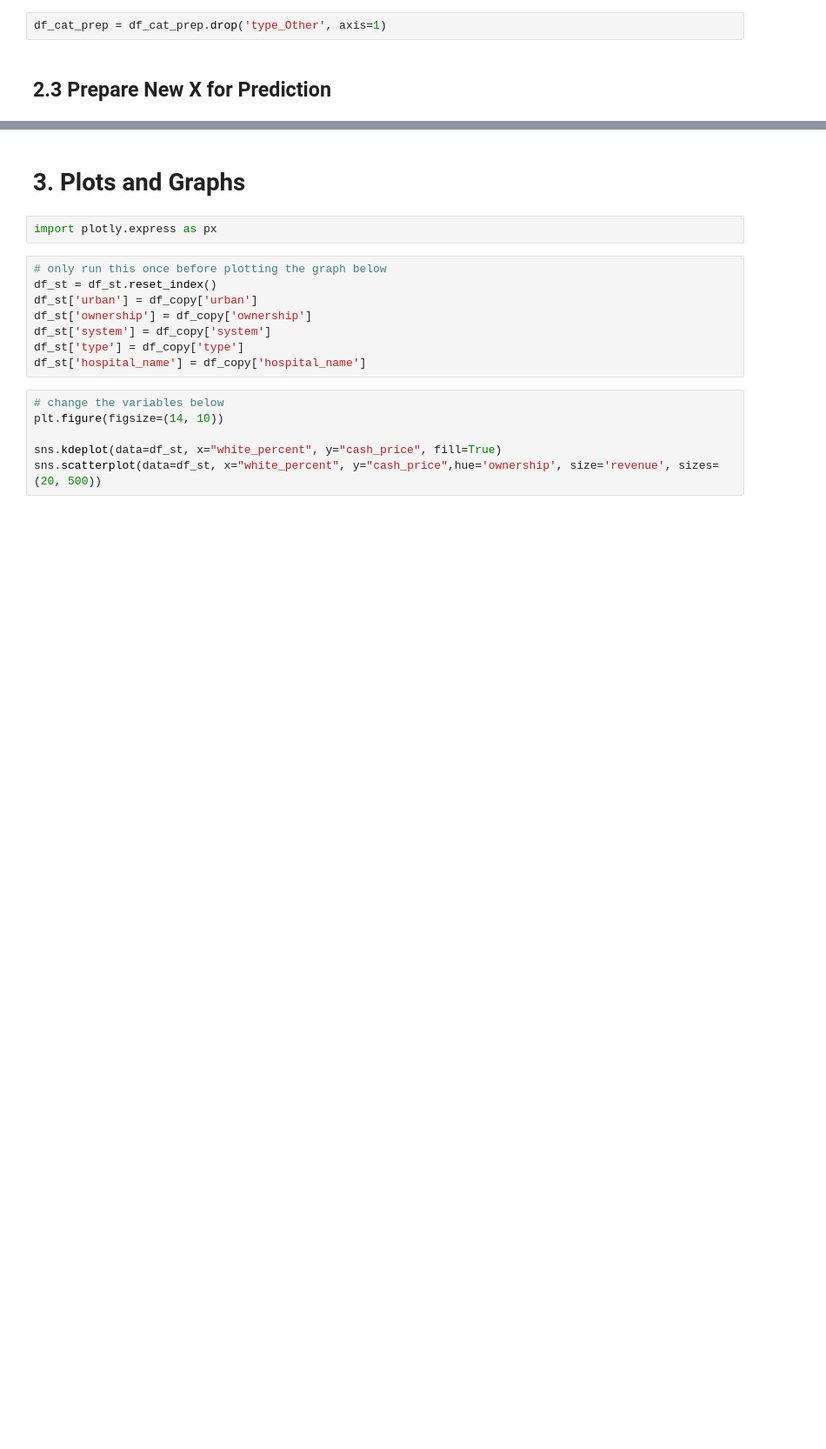
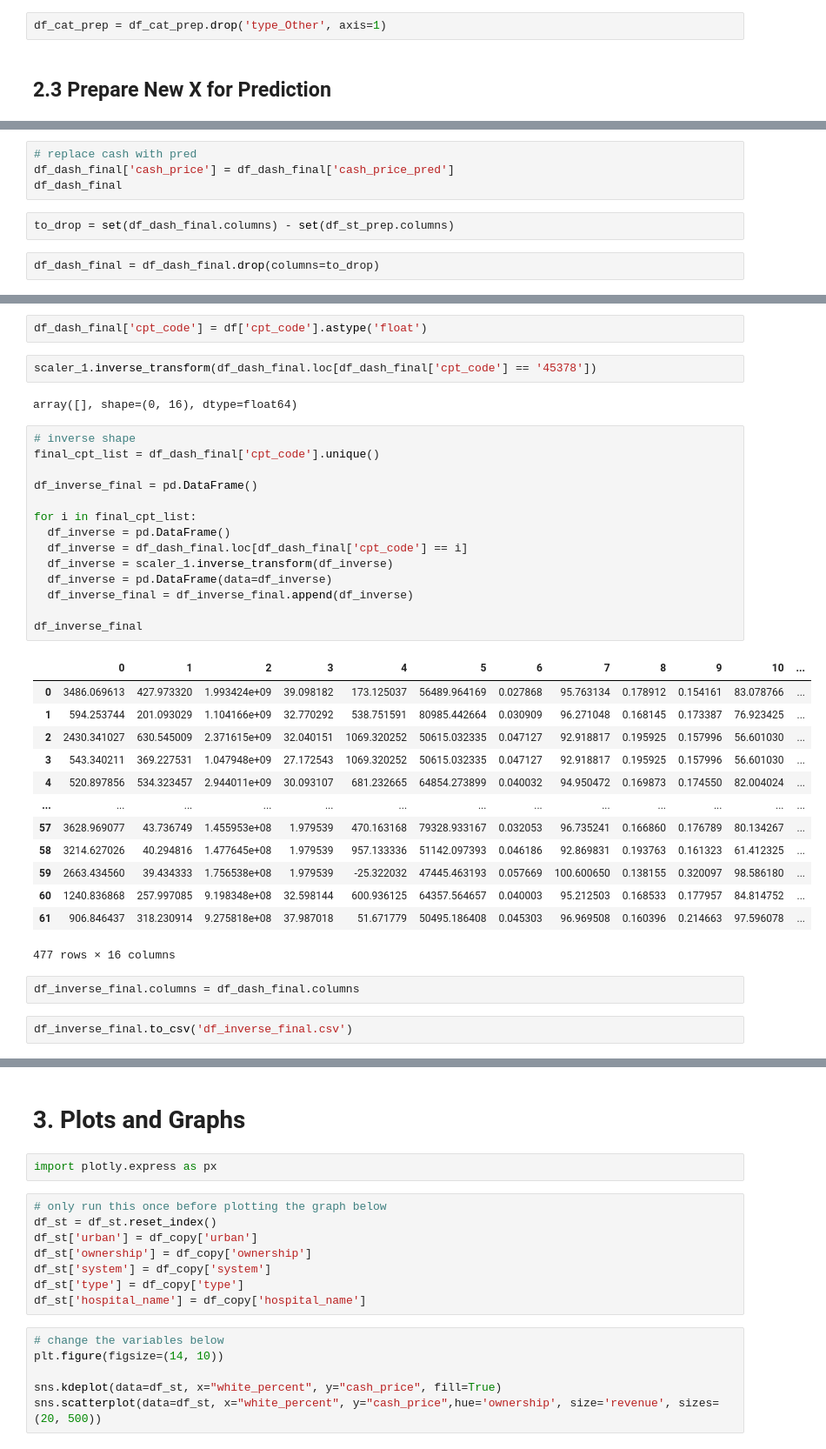
Before and after one commit to junting-huang/ds4a_project, a Jupyter notebook: regression_model.ipynb, the cells around one changed output, grey strips where cells are left out. Shown at 87% size. Saved outputs shown, nothing was run; the diff lists cells and outputs as text; blank space fills up the shorter version.

```diff
--- a/regression_model.ipynb
+++ b/regression_model.ipynb
@@ -732,0 +716,8 @@ dtype: int64
+# %%
+# replace cash with pred
+df_dash_final['cash_price'] = df_dash_final['cash_price_pred']
+df_dash_final
+# %%
+to_drop = set(df_dash_final.columns) - set(df_st_prep.columns)
+# %%
+df_dash_final = df_dash_final.drop(columns=to_drop)
@@ -732,0 +764,38 @@ dtype: int64
+# %%
+df_dash_final['cpt_code'] = df['cpt_code'].astype('float')
+# %%
+scaler_1.inverse_transform(df_dash_final.loc[df_dash_final['cpt_code'] == '45378'])
+# %% [output]
+array([], shape=(0, 16), dtype=float64)
+# %%
+# inverse shape
+final_cpt_list = df_dash_final['cpt_code'].unique()
+
+df_inverse_final = pd.DataFrame()
+
+for i in final_cpt_list:
+  df_inverse = pd.DataFrame()
+  df_inverse = df_dash_final.loc[df_dash_final['cpt_code'] == i]
+  df_inverse = scaler_1.inverse_transform(df_inverse)
+  df_inverse = pd.DataFrame(data=df_inverse)
+  df_inverse_final = df_inverse_final.append(df_inverse)
+
+df_inverse_final
+# %% [output]
+|  | 0 | 1 | 2 | 3 | 4 | 5 | 6 | 7 | 8 | 9 | 10 | ... |
+| 0 | 3486.069613 | 427.973320 | 1.993424e+09 | 39.098182 | 173.125037 | 56489.964169 | 0.027868 | 95.763134 | 0.178912 | 0.154161 | 83.078766 | ... |
+| 1 | 594.253744 | 201.093029 | 1.104166e+09 | 32.770292 | 538.751591 | 80985.442664 | 0.030909 | 96.271048 | 0.168145 | 0.173387 | 76.923425 | ... |
+| 2 | 2430.341027 | 630.545009 | 2.371615e+09 | 32.040151 | 1069.320252 | 50615.032335 | 0.047127 | 92.918817 | 0.195925 | 0.157996 | 56.601030 | ... |
+| 3 | 543.340211 | 369.227531 | 1.047948e+09 | 27.172543 | 1069.320252 | 50615.032335 | 0.047127 | 92.918817 | 0.195925 | 0.157996 | 56.601030 | ... |
+| 4 | 520.897856 | 534.323457 | 2.944011e+09 | 30.093107 | 681.232665 | 64854.273899 | 0.040032 | 94.950472 | 0.169873 | 0.174550 | 82.004024 | ... |
+| ... | ... | ... | ... | ... | ... | ... | ... | ... | ... | ... | ... | ... |
+| 57 | 3628.969077 | 43.736749 | 1.455953e+08 | 1.979539 | 470.163168 | 79328.933167 | 0.032053 | 96.735241 | 0.166860 | 0.176789 | 80.134267 | ... |
+| 58 | 3214.627026 | 40.294816 | 1.477645e+08 | 1.979539 | 957.133336 | 51142.097393 | 0.046186 | 92.869831 | 0.193763 | 0.161323 | 61.412325 | ... |
+| 59 | 2663.434560 | 39.434333 | 1.756538e+08 | 1.979539 | -25.322032 | 47445.463193 | 0.057669 | 100.600650 | 0.138155 | 0.320097 | 98.586180 | ... |
+| 60 | 1240.836868 | 257.997085 | 9.198348e+08 | 32.598144 | 600.936125 | 64357.564657 | 0.040003 | 95.212503 | 0.168533 | 0.177957 | 84.814752 | ... |
+| 61 | 906.846437 | 318.230914 | 9.275818e+08 | 37.987018 | 51.671779 | 50495.186408 | 0.045303 | 96.969508 | 0.160396 | 0.214663 | 97.596078 | ... |
+477 rows × 16 columns
+# %%
+df_inverse_final.columns = df_dash_final.columns
+# %%
+df_inverse_final.to_csv('df_inverse_final.csv')
```
Also changed, not shown: parts of 27 cells of this notebook.
